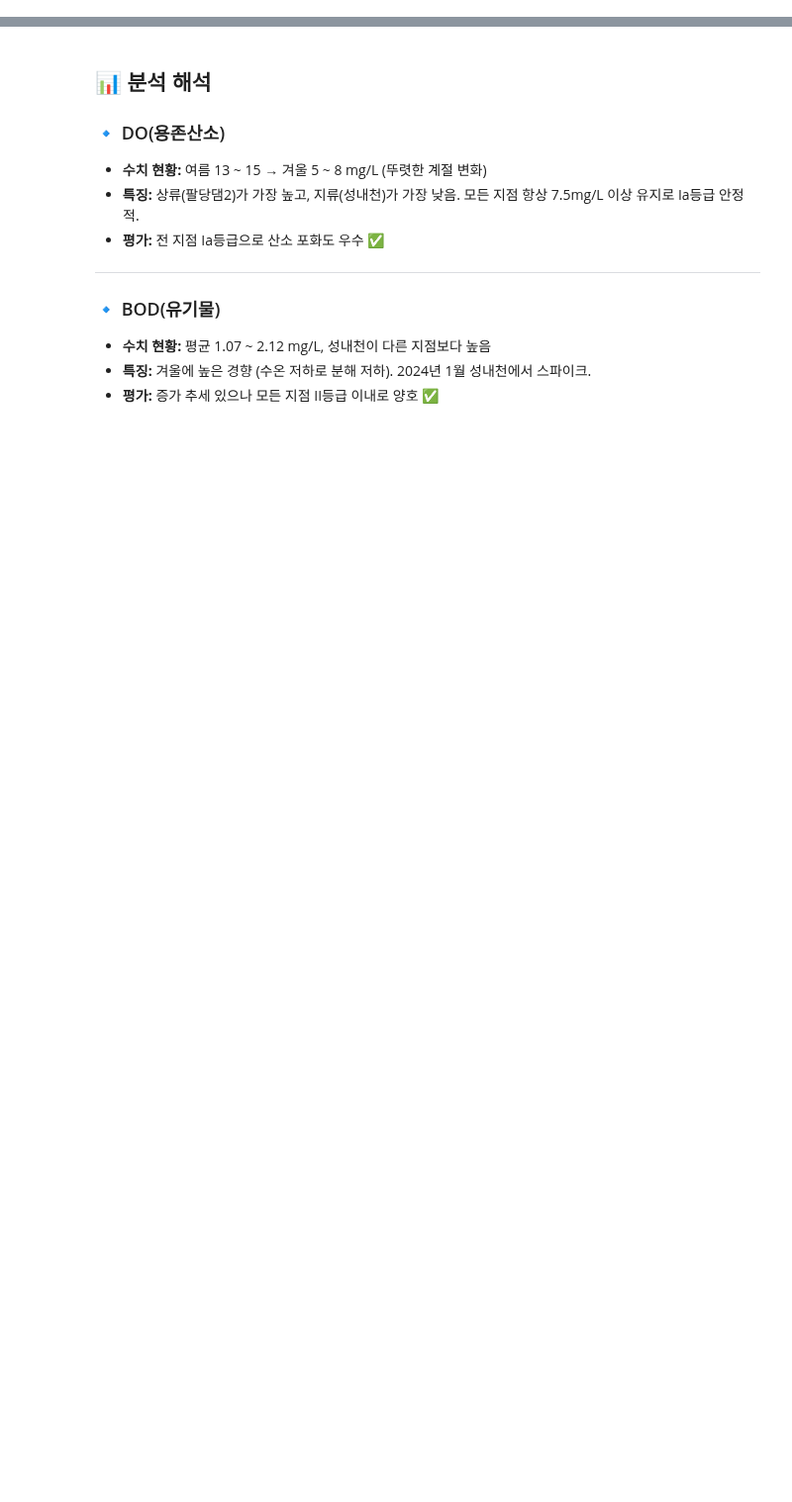
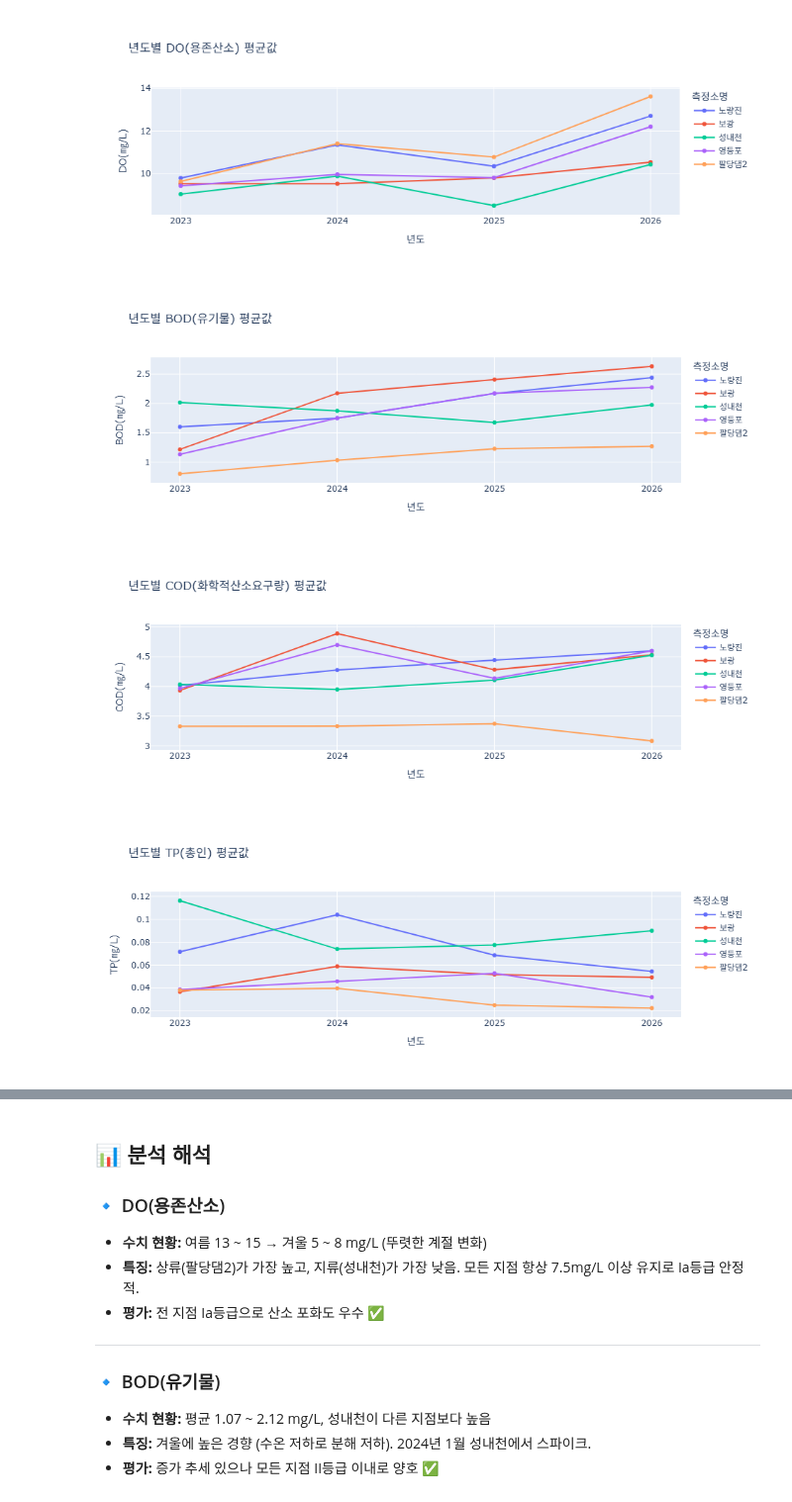
Before and after one commit to Jenny5789/hangang-water-quality, a Jupyter notebook: 04_timeseries.ipynb, the cells around one changed output, grey strips where cells are left out. Shown at 99% size. Cells and saved outputs as stored; diff of their text form; code cells hidden in the pictures; blank space fills up the shorter version.

```diff
--- a/04_timeseries.ipynb
+++ b/04_timeseries.ipynb
@@ -112,0 +168,13 @@ print("✅ ##4 시계열 분석 완료!")
+# %%
+# ===== 년도별 평균값 =====
+yearly = df.groupby(['년도', '측정소명'])[['DO(㎎/L)', 'BOD(㎎/L)', 'COD(㎎/L)', 'TP(㎎/L)', 'TN(㎎/L)']].mean().reset_index()
+
+print("✅ 년도별 평균값")
+print()
+
+# 년도별로 나눠서 출력
+for year in sorted(df['년도'].unique()):
+    year_data = yearly[yearly['년도'] == year][['측정소명', 'DO(㎎/L)', 'BOD(㎎/L)', 'COD(㎎/L)', 'TP(㎎/L)', 'TN(㎎/L)']]
+    print(f"【{year}년】")
+    print(year_data.to_string(index=False))
+    print()
@@ -112,0 +199,29 @@ print("✅ ##4 시계열 분석 완료!")
+# %%
+
+# 년도별 시계열 시각화 (5개 지표)
+year_order = sorted(yearly['년도'].unique())
+
+fig_do = px.line(yearly, x='년도', y='DO(㎎/L)', color='측정소명',
+                 title='년도별 DO(용존산소) 평균값', markers=True)
+fig_do.show()
+
+fig_bod = px.line(yearly, x='년도', y='BOD(㎎/L)', color='측정소명',
+                  title='년도별 BOD(유기물) 평균값', markers=True)
+fig_bod.show()
+
+fig_cod = px.line(yearly, x='년도', y='COD(㎎/L)', color='측정소명',
+                  title='년도별 COD(화학적산소요구량) 평균값', markers=True)
+fig_cod.show()
+
+fig_tp = px.line(yearly, x='년도', y='TP(㎎/L)', color='측정소명',
+                 title='년도별 TP(총인) 평균값', markers=True)
+fig_tp.show()
+
+fig_tn = px.line(yearly, x='년도', y='TN(㎎/L)', color='측정소명',
+                 title='년도별 TN(총질소) 평균값', markers=True)
+fig_tn.show()
+# %% [output]
+[figure, added]
+[figure, added]
+[figure, added]
+[figure, added]
```
Also changed, not shown: parts of 9 cells of this notebook, 1 other file.
